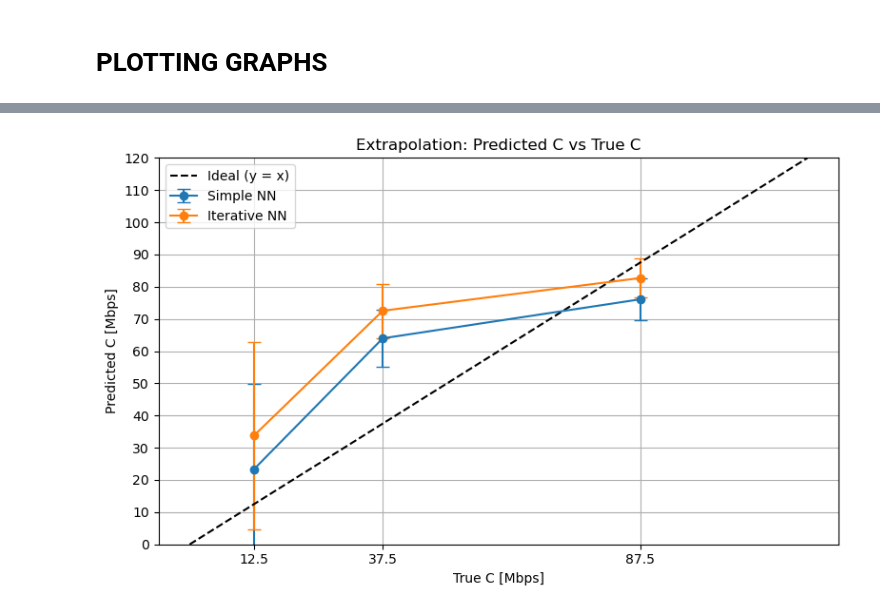
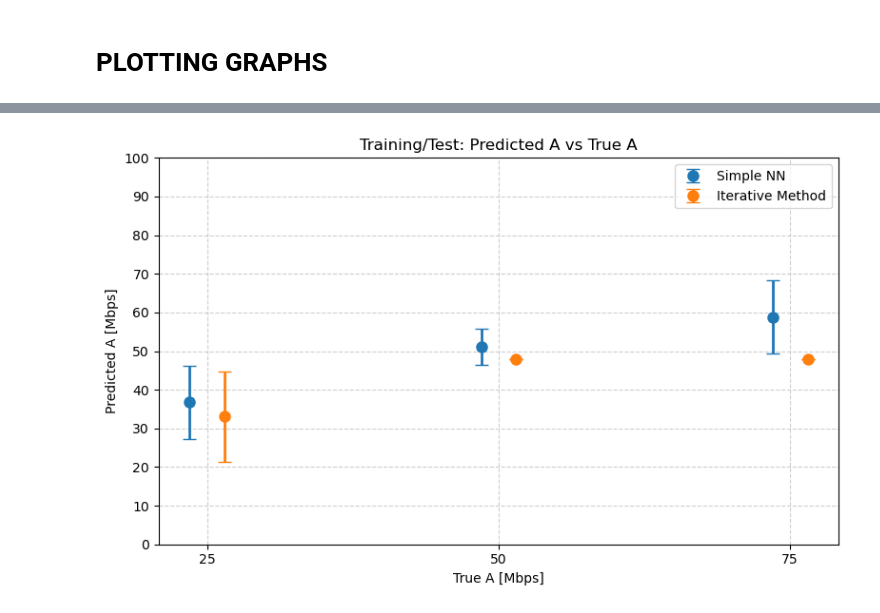
Before and after one commit to MKumar-12/UDP_ML_col867, a Jupyter notebook: Interpolation_Extrapolation_Merged.ipynb, the cells around one changed output, grey strips where cells are left out. Saved outputs shown, nothing was run; the diff lists cells and outputs as text; code cells hidden in the pictures.

```diff
--- a/Interpolation_Extrapolation_Merged.ipynb
+++ b/Interpolation_Extrapolation_Merged.ipynb
@@ -84,11 +83,3 @@ def build_iterative_nn(input_dim=20):
-# %%
-def iterative_predict(model, X, iterations=3, A0=0, C0=0):
-    A = np.full((X.shape[0], 1), A0)
-    C = np.full((X.shape[0], 1), C0)
-    for _ in range(iterations):
-        preds = model.predict(np.hstack([X, A, C]), verbose=0)
-        A, C = preds[:, 0:1], preds[:, 1:2]
-    return np.hstack([A, C])
 # %% [markdown]
 # TRAIN SIMPLE NN
 # %%
@@ -328,8 +221,5 @@ plot_grouped_C_predictions(
-# %%
-# ==== Plot C: Extrapolation ====
-plot_grouped_C_predictions(
-    C_true_extra, C_simple_extra, C_iterative_extra,
-    title="Extrapolation: Predicted C vs True C"
-)
-# %% [output]
-[figure, removed]
+# %%
+plot_grouped_predictions(A_train_true, pred_train_simple[:, 0], pred_train_iter[:, 0],
+                         ylabel="A", title="Training/Test: Predicted A vs True A")
+# %% [output]
+[figure, added]
```
Also changed, not shown: parts of 38 cells of this notebook, 10 other files.
